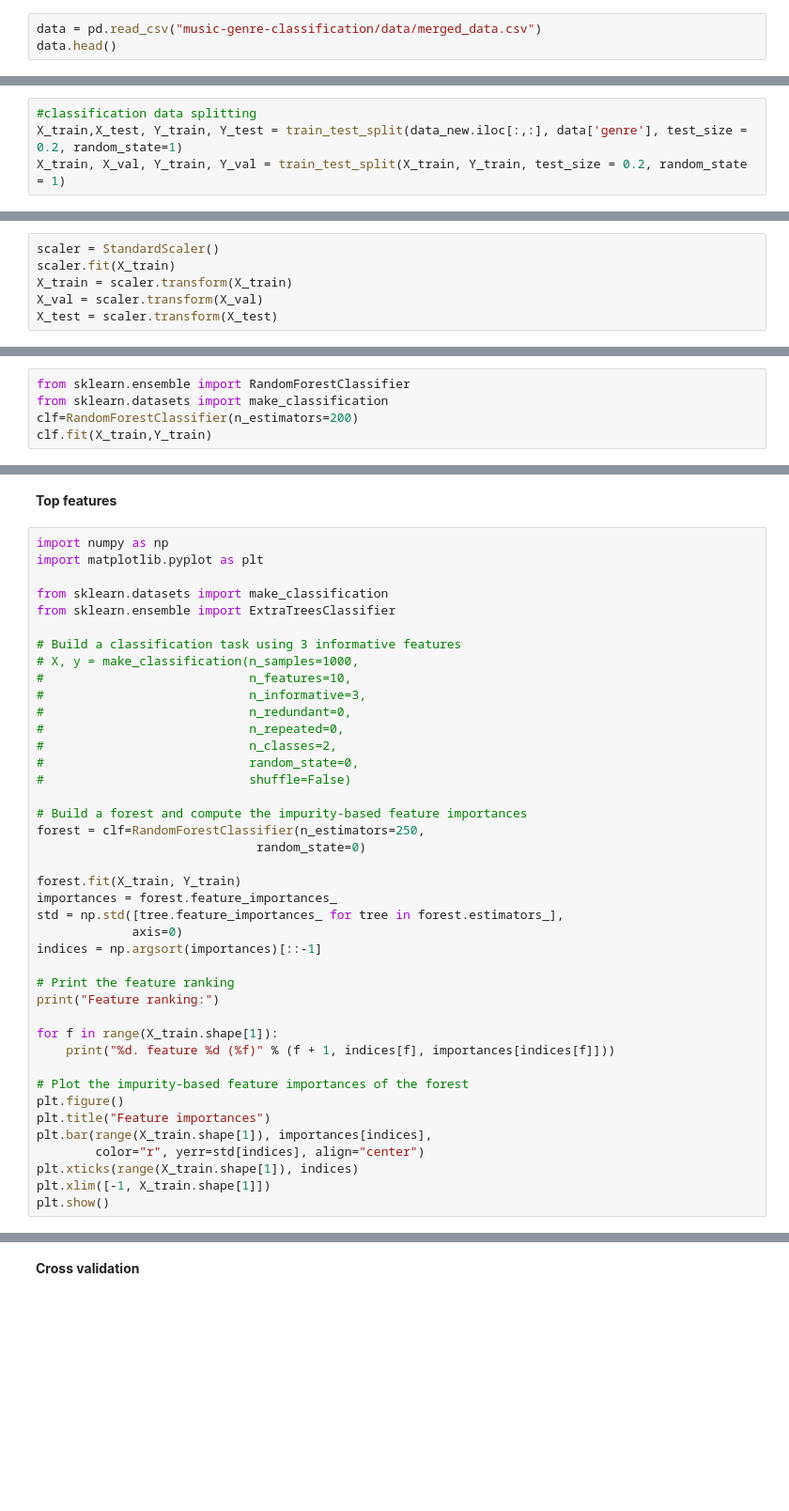
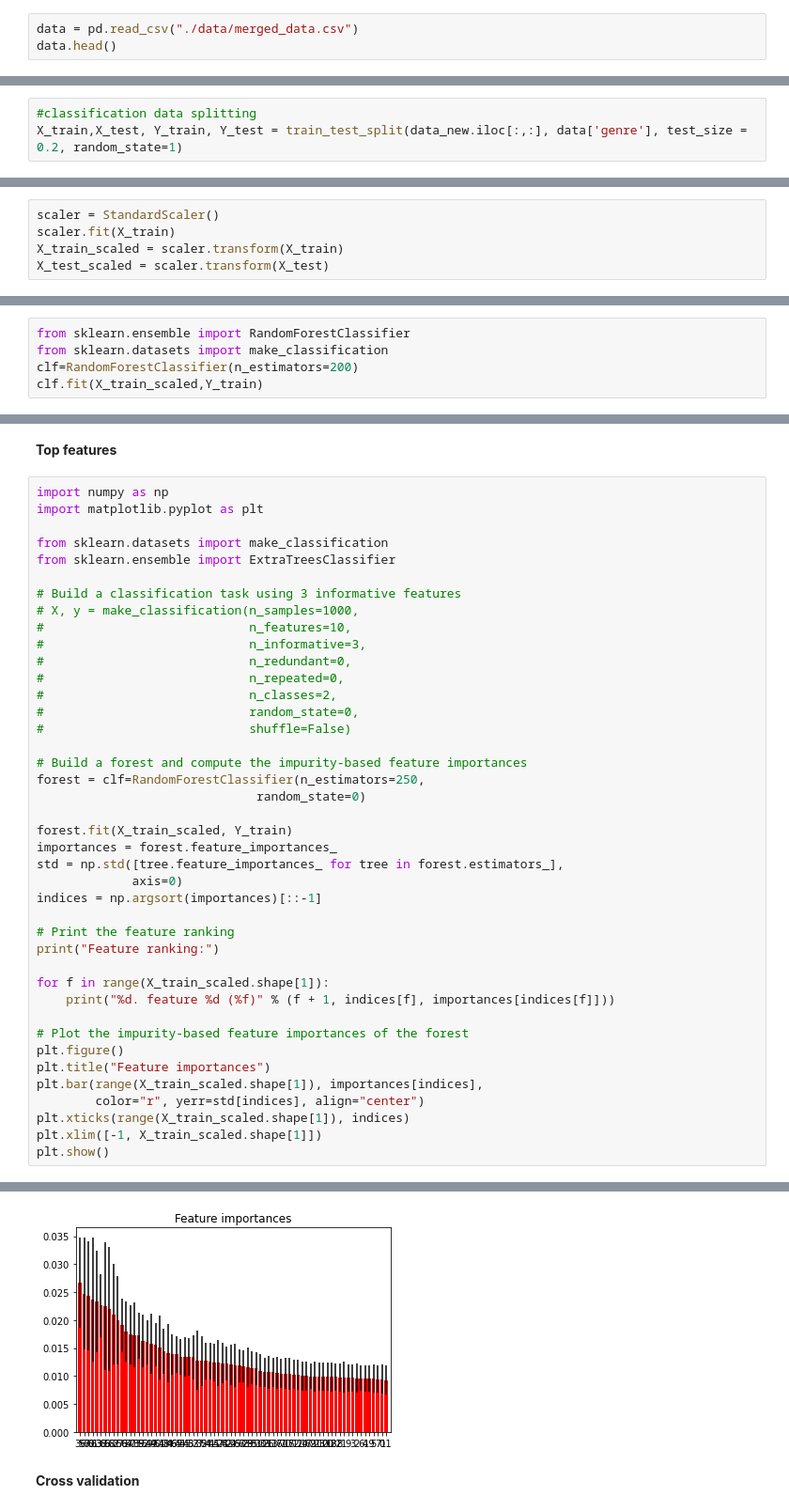
Before and after one commit to Hadryan/music-genre-classification-10, a Jupyter notebook: RF.ipynb, the cells around one changed output, grey strips where cells are left out. Shown at 94% size. Saved outputs shown, nothing was run; the diff lists cells and outputs as text; blank space fills up the shorter version.

```diff
--- a/RF.ipynb
+++ b/RF.ipynb
@@ -35,5 +35,5 @@ from sklearn.svm import SVC
 import plotly.figure_factory as ff
 from sklearn.feature_selection import SelectKBest, f_classif
 # %%
-data = pd.read_csv("music-genre-classification/data/merged_data.csv")
+data = pd.read_csv("./data/merged_data.csv")
 data.head()
@@ -87,6 +173,5 @@ data_new = data.drop(columns=['genre','title', 'track_id'])
 # %%
 #classification data splitting
 X_train,X_test, Y_train, Y_test = train_test_split(data_new.iloc[:,:], data['genre'], test_size = 0.2, random_state=1)
-X_train, X_val, Y_train, Y_val = train_test_split(X_train, Y_train, test_size = 0.2, random_state = 1)
 # %%
 print(X_train.info())
@@ -100,8 +219,7 @@ print(X_test.info())
 # %%
 scaler = StandardScaler()
 scaler.fit(X_train)
-X_train = scaler.transform(X_train)
-X_val = scaler.transform(X_val)
-X_test = scaler.transform(X_test)
+X_train_scaled = scaler.transform(X_train)
+X_test_scaled = scaler.transform(X_test)
 # %%
 #SelectKBest(f_classif, k=20).fit_transform(X_train, Y_train)
@@ -111,4 +231,4 @@ np.mean(f_classif(X_train, Y_train)[0])
 from sklearn.ensemble import RandomForestClassifier
 from sklearn.datasets import make_classification
 clf=RandomForestClassifier(n_estimators=200)
-clf.fit(X_train,Y_train)
+clf.fit(X_train_scaled,Y_train)
@@ -157,7 +317,7 @@ from sklearn.ensemble import ExtraTreesClassifier
 forest = clf=RandomForestClassifier(n_estimators=250,
                               random_state=0)
 
-forest.fit(X_train, Y_train)
+forest.fit(X_train_scaled, Y_train)
 importances = forest.feature_importances_
 std = np.std([tree.feature_importances_ for tree in forest.estimators_],
              axis=0)
@@ -166,14 +326,15 @@ indices = np.argsort(importances)[::-1]
 # Print the feature ranking
 print("Feature ranking:")
 
-for f in range(X_train.shape[1]):
+for f in range(X_train_scaled.shape[1]):
     print("%d. feature %d (%f)" % (f + 1, indices[f], importances[indices[f]]))
 
 # Plot the impurity-based feature importances of the forest
 plt.figure()
 plt.title("Feature importances")
-plt.bar(range(X_train.shape[1]), importances[indices],
+plt.bar(range(X_train_scaled.shape[1]), importances[indices],
         color="r", yerr=std[indices], align="center")
-plt.xticks(range(X_train.shape[1]), indices)
-plt.xlim([-1, X_train.shape[1]])
+plt.xticks(range(X_train_scaled.shape[1]), indices)
+plt.xlim([-1, X_train_scaled.shape[1]])
 plt.show()
+# %% [output]
@@ -180,3 +358,4 @@ plt.show()
+[figure, added]
 # %% [markdown]
 **Cross validation**
 # %%
```
Also changed, not shown: parts of 24 cells of this notebook.
